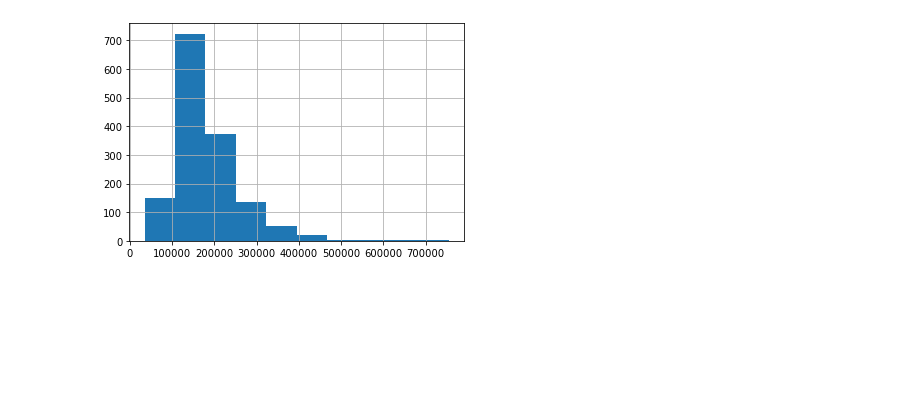
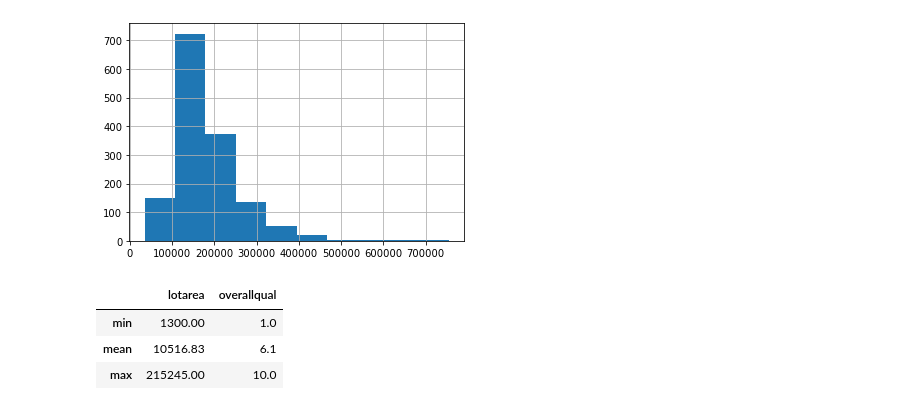
Before and after one commit to ViniciusHolanda001/House_Prices, a Jupyter notebook: notebook/eda_house_prices.ipynb, the cells around one changed output. Drawn from its saved outputs; the diff is of its cells as text; code cells hidden in the pictures; blank space fills up the shorter version.

```diff
--- a/notebook/eda_house_prices.ipynb
+++ b/notebook/eda_house_prices.ipynb
@@ -168,3 +169,10 @@ df_train['saleprice'].hist()
 # %% [output]
 <AxesSubplot:>
 [figure]
+# %%
+df_train[['lotarea', 'overallqual']].aggregate(['min', 'mean', 'max']).round(2)
+# %% [output]
+|  | lotarea | overallqual |
+| min | 1300.00 | 1.0 |
+| mean | 10516.83 | 6.1 |
+| max | 215245.00 | 10.0 |
```
Also changed, not shown: parts of 5 cells of this notebook.
